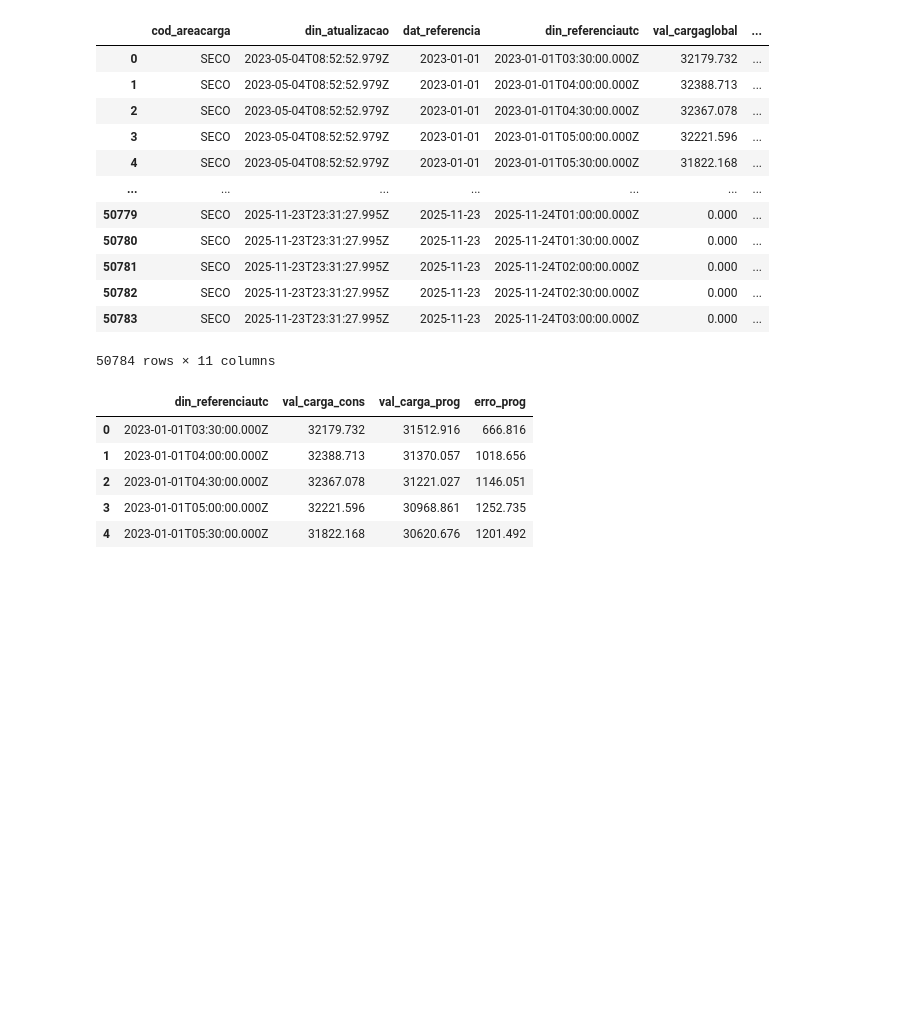
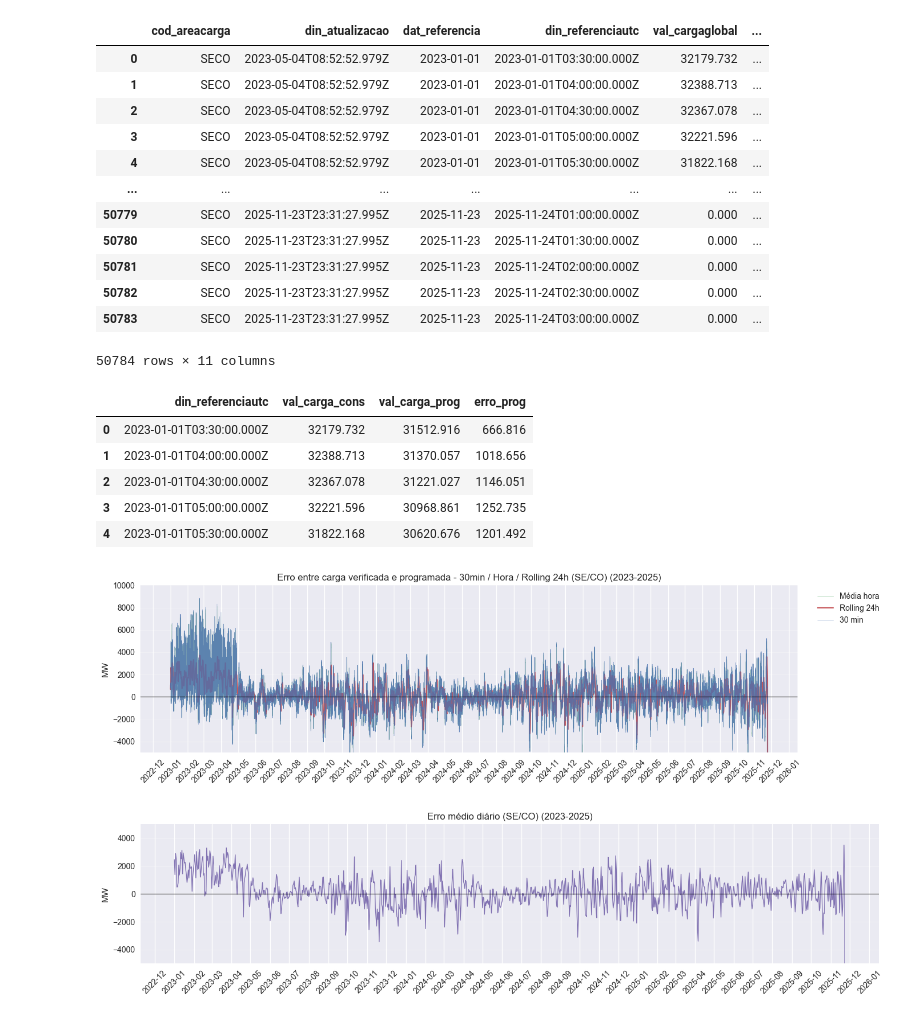
Before and after one commit to edmar-bevilaqua/cmp259-thermal-dispatch-project, a Jupyter notebook: exploratory_data_analysis.ipynb, the cells around one changed output. Cells and saved outputs as stored; diff of their text form; code cells hidden in the pictures; blank space fills up the shorter version.

Commit message:
feat: graph plots

```diff
--- a/exploratory_data_analysis.ipynb
+++ b/exploratory_data_analysis.ipynb
@@ -176,3 +176,50 @@ df_carga.head()
 | 2 | 2023-01-01T04:30:00.000Z | 32367.078 | 31221.027 | 1146.051 |
 | 3 | 2023-01-01T05:00:00.000Z | 32221.596 | 30968.861 | 1252.735 |
 | 4 | 2023-01-01T05:30:00.000Z | 31822.168 | 30620.676 | 1201.492 |
+# %%
+from matplotlib.dates import MonthLocator, DateFormatter
+
+df = df_carga.copy()
+df['din_referenciautc'] = pd.to_datetime(df['din_referenciautc'], utc=True, errors='coerce')
+df = df.dropna(subset=['din_referenciautc']).sort_values('din_referenciautc').set_index('din_referenciautc')
+
+err_30min = df['erro_prog']
+err_hour = err_30min.resample('h').mean()
+err_day = err_30min.resample('D').mean()
+err_roll_24h = err_30min.rolling(window=48, min_periods=1).mean()  # 48 x 30min = 24h
+
+# Plot principal: 30min (fino), hora (média) e rolling 24h (suavizada)
+fig, ax = plt.subplots(figsize=(14, 4))
+ax.plot(err_hour.index, err_hour, color='C1', alpha=0.5, linewidth=0.7, label='Média hora')
+ax.plot(err_roll_24h.index, err_roll_24h, color='C2', alpha=0.95, linewidth=1.5, label='Rolling 24h')
+ax.plot(err_30min.index, err_30min, color='C0', alpha=0.8, linewidth=0.5, label='30 min')
+ax.axhline(0, color='black', linewidth=0.8)
+ax.set_ylabel('MW')
+ax.set_title('Erro entre carga verificada e programada - 30min / Hora / Rolling 24h (SE/CO) (2023-2025)')
+ax.legend(title=None, bbox_to_anchor=(1.02, 1), loc='upper left')
+
+# Formatação do eixo X por mês
+ax.xaxis.set_major_locator(MonthLocator())
+ax.xaxis.set_major_formatter(DateFormatter('%Y-%m'))
+plt.xticks(rotation=45)
+ax.grid(axis='y', alpha=0.3)
+ax.set_ylim(-5000, 10000)
+plt.tight_layout()
+plt.show()
+
+# Plot opcional: média diária (bom para tendências mais longas)
+fig, ax = plt.subplots(figsize=(14, 3.5))
+ax.plot(err_day.index, err_day, color='C3', linewidth=1)
+ax.axhline(0, color='black', linewidth=0.8)
+ax.set_title('Erro médio diário (SE/CO) (2023-2025)')
+ax.set_ylabel('MW')
+ax.set_ylim(-5000, 5000)
+ax.xaxis.set_major_locator(MonthLocator())
+ax.xaxis.set_major_formatter(DateFormatter('%Y-%m'))
+plt.xticks(rotation=45)
+ax.grid(axis='y', alpha=0.3)
+plt.tight_layout()
+plt.show()
+# %% [output]
+[figure, added]
+[figure, added]
```
